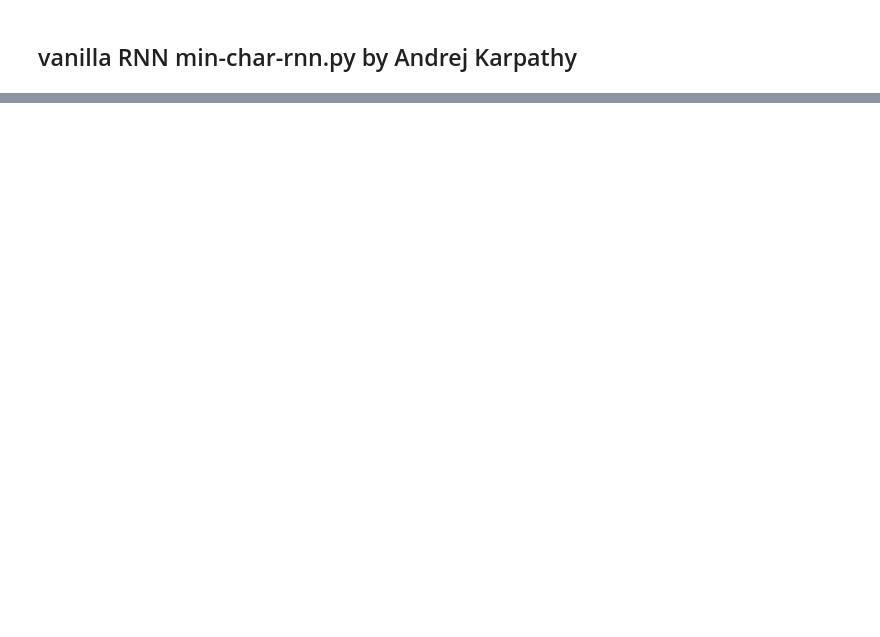
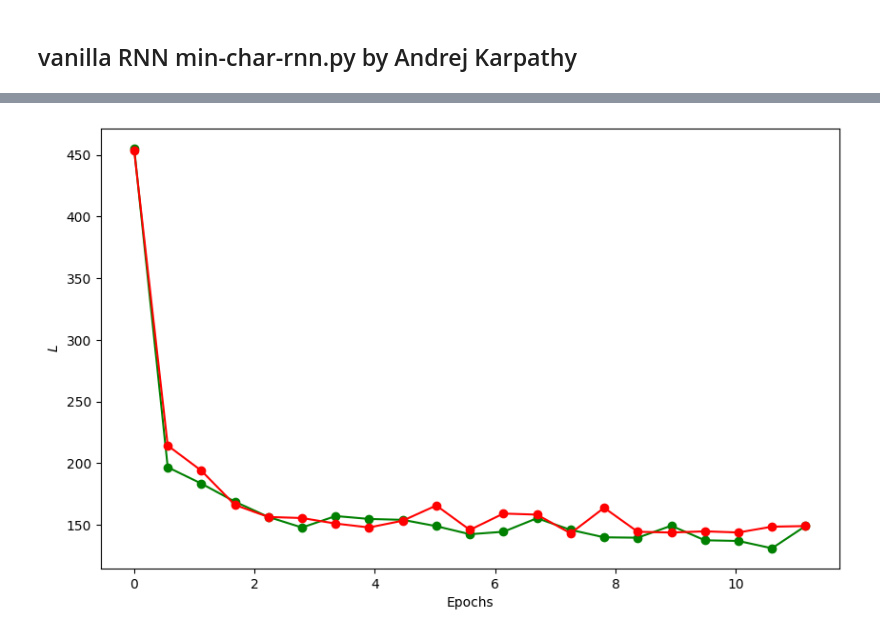
Before and after one commit to carlm451/LSTM_Char-LM_python-JAX, a Jupyter notebook: Notebook1_RNN_vs_LSTM_Comparison.ipynb, the cells around one changed output, grey strips where cells are left out. Saved outputs shown, nothing was run; the diff lists cells and outputs as text; code cells hidden in the pictures; blank space fills up the shorter version.

```diff
--- a/Notebook1_RNN_vs_LSTM_Comparison.ipynb
+++ b/Notebook1_RNN_vs_LSTM_Comparison.ipynb
@@ -52,0 +399,39 @@ import jax_char_lstm as lstm
+# %%
+import matplotlib.pyplot as plt
+
+import numpy as np
+
+def plot_training_history(history,mini_batch_size,seq_length,training_length,plot_smooth=False,plot_val=True):
+
+    step_list,smooth_losses,train_losses,val_losses = history
+
+    fig,ax = plt.subplots(figsize=(10,6))
+
+    t_list = np.array(step_list)
+
+    t_list = t_list * mini_batch_size * seq_length / training_length
+
+    train_log_loss = np.array(train_losses)
+
+    if plot_smooth:
+       smooth_log_loss = np.array(smooth_losses)
+       ax.plot(t_list,smooth_log_loss,'bo-')
+
+    ax.plot(t_list,train_log_loss,'go-')
+
+    if len(val_losses)==len(step_list) and plot_val:
+       val_log_loss = np.array(val_losses)
+
+       ax.plot(t_list,val_log_loss,'ro-')
+
+    ax.set_ylabel('$L$')
+    ax.set_xlabel('Epochs')
+
+    plt.show()
+# %%
+plot_training_history(history_2,
+                      mini_batch_size,
+                      seq_length,
+                      len(train_data))
+# %% [output]
+[figure, added]
```
Also changed, not shown: parts of 24 cells of this notebook.
